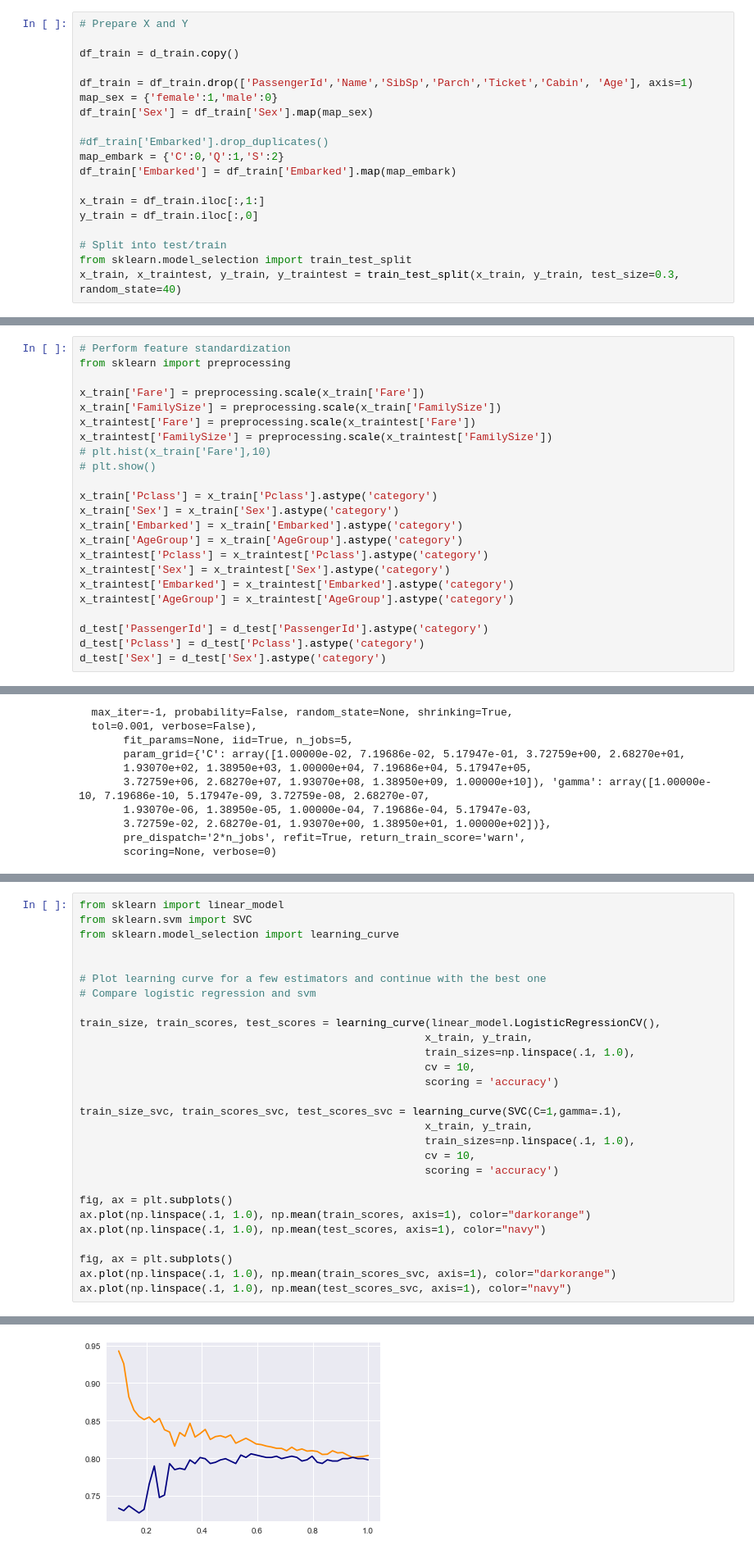
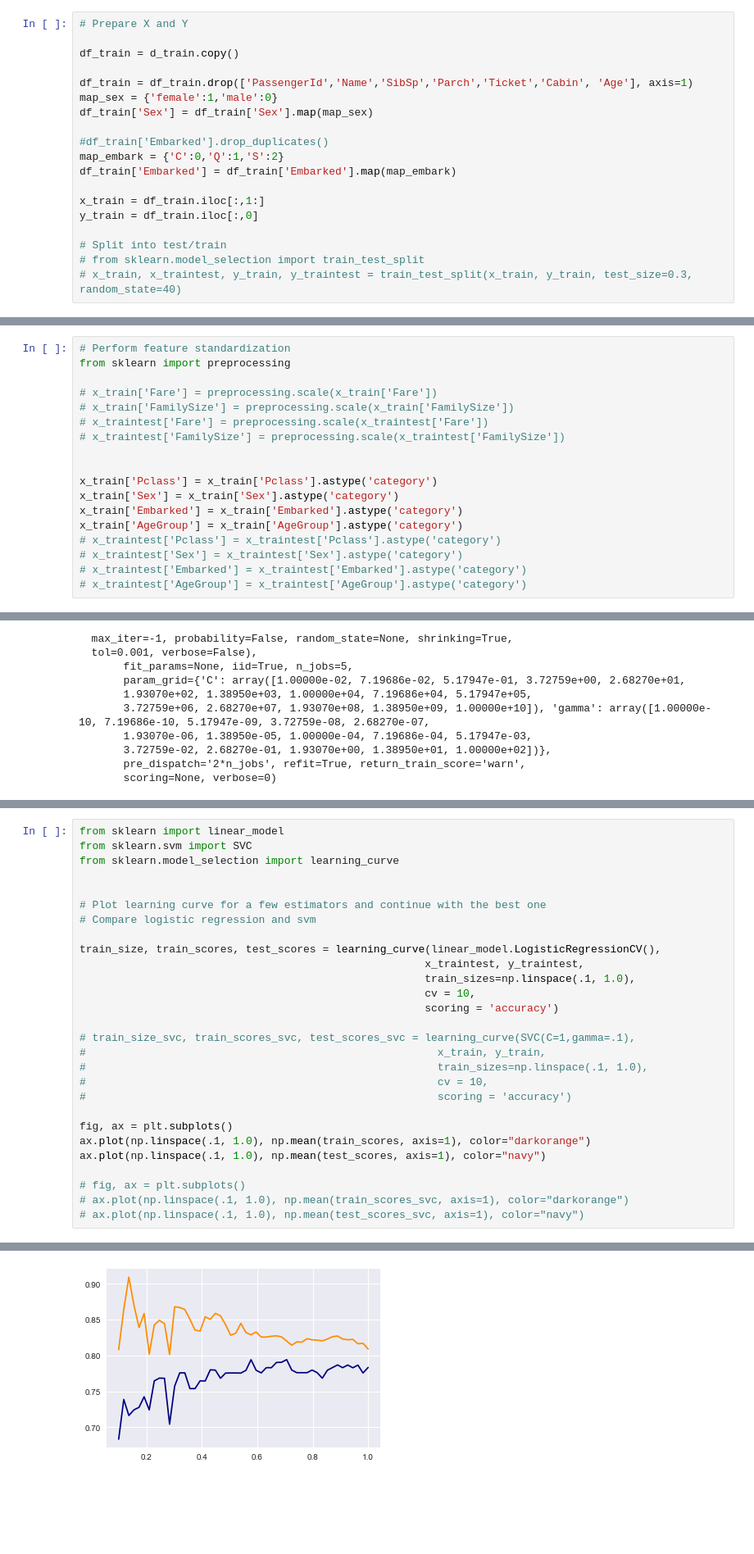
Before and after one commit to ehsanmaag/Titanic-Survival, a Jupyter notebook: Titanic_Survival.ipynb, the cells around one changed output, grey strips where cells are left out. Shown: that part at 82% size. Saved outputs shown, nothing was run; the diff lists cells and outputs as text; blank space fills up the shorter version.

Commit message:
Training and prediction using SVM

```diff
--- a/Titanic_Survival.ipynb
+++ b/Titanic_Survival.ipynb
@@ -172,5 +172,5 @@ x_train = df_train.iloc[:,1:]
 y_train = df_train.iloc[:,0]
 
 # Split into test/train
-from sklearn.model_selection import train_test_split
-x_train, x_traintest, y_train, y_traintest = train_test_split(x_train, y_train, test_size=0.3, random_state=40)
+# from sklearn.model_selection import train_test_split
+# x_train, x_traintest, y_train, y_traintest = train_test_split(x_train, y_train, test_size=0.3, random_state=40)
@@ -178,25 +202,20 @@ x_train, x_traintest, y_train, y_traintest = train_test_split(x_train, y_train,
 # Perform feature standardization
 from sklearn import preprocessing
 
-x_train['Fare'] = preprocessing.scale(x_train['Fare'])
-x_train['FamilySize'] = preprocessing.scale(x_train['FamilySize'])
-x_traintest['Fare'] = preprocessing.scale(x_traintest['Fare'])
-x_traintest['FamilySize'] = preprocessing.scale(x_traintest['FamilySize'])
-# plt.hist(x_train['Fare'],10)
-# plt.show()
+# x_train['Fare'] = preprocessing.scale(x_train['Fare'])
+# x_train['FamilySize'] = preprocessing.scale(x_train['FamilySize'])
+# x_traintest['Fare'] = preprocessing.scale(x_traintest['Fare'])
+# x_traintest['FamilySize'] = preprocessing.scale(x_traintest['FamilySize'])
+
 
 x_train['Pclass'] = x_train['Pclass'].astype('category')
 x_train['Sex'] = x_train['Sex'].astype('category')
 x_train['Embarked'] = x_train['Embarked'].astype('category')
 x_train['AgeGroup'] = x_train['AgeGroup'].astype('category')
-x_traintest['Pclass'] = x_traintest['Pclass'].astype('category')
-x_traintest['Sex'] = x_traintest['Sex'].astype('category')
-x_traintest['Embarked'] = x_traintest['Embarked'].astype('category')
-x_traintest['AgeGroup'] = x_traintest['AgeGroup'].astype('category')
-
-d_test['PassengerId'] = d_test['PassengerId'].astype('category')
-d_test['Pclass'] = d_test['Pclass'].astype('category')
-d_test['Sex'] = d_test['Sex'].astype('category')
+# x_traintest['Pclass'] = x_traintest['Pclass'].astype('category')
+# x_traintest['Sex'] = x_traintest['Sex'].astype('category')
+# x_traintest['Embarked'] = x_traintest['Embarked'].astype('category')
+# x_traintest['AgeGroup'] = x_traintest['AgeGroup'].astype('category')
 # %% [markdown]
 # 4. Model Training
 # %%
@@ -263,31 +269,31 @@ ax.plot(param_range, np.mean(test_scores, axis=1), color="navy")
 # %%
 from sklearn import linear_model
 from sklearn.svm import SVC
 from sklearn.model_selection import learning_curve
 
 
 # Plot learning curve for a few estimators and continue with the best one
 # Compare logistic regression and svm
 
 train_size, train_scores, test_scores = learning_curve(linear_model.LogisticRegressionCV(),
-                                                      x_train, y_train,
+                                                      x_traintest, y_traintest,
                                                       train_sizes=np.linspace(.1, 1.0),
                                                       cv = 10,
                                                       scoring = 'accuracy')
 
-train_size_svc, train_scores_svc, test_scores_svc = learning_curve(SVC(C=1,gamma=.1),
-                                                      x_train, y_train,
-                                                      train_sizes=np.linspace(.1, 1.0),
-                                                      cv = 10,
-                                                      scoring = 'accuracy')
+# train_size_svc, train_scores_svc, test_scores_svc = learning_curve(SVC(C=1,gamma=.1),
+#                                                       x_train, y_train,
+#                                                       train_sizes=np.linspace(.1, 1.0),
+#                                                       cv = 10,
+#                                                       scoring = 'accuracy')
 
 fig, ax = plt.subplots()
 ax.plot(np.linspace(.1, 1.0), np.mean(train_scores, axis=1), color="darkorange")
 ax.plot(np.linspace(.1, 1.0), np.mean(test_scores, axis=1), color="navy")
 
-fig, ax = plt.subplots()
-ax.plot(np.linspace(.1, 1.0), np.mean(train_scores_svc, axis=1), color="darkorange")
-ax.plot(np.linspace(.1, 1.0), np.mean(test_scores_svc, axis=1), color="navy")
+# fig, ax = plt.subplots()
+# ax.plot(np.linspace(.1, 1.0), np.mean(train_scores_svc, axis=1), color="darkorange")
+# ax.plot(np.linspace(.1, 1.0), np.mean(test_scores_svc, axis=1), color="navy")
 # %% [output]
 [<matplotlib.lines.Line2D at 0x...>]
-[figure, old version]
+[figure, new version]
```
Also changed, not shown: parts of 11 cells of this notebook, 1 other file.
